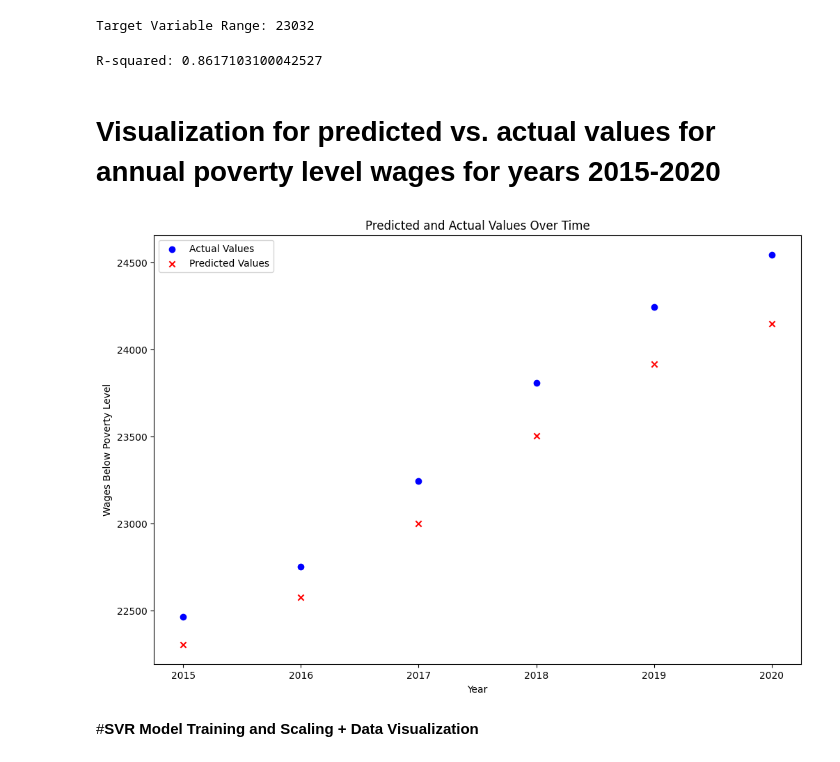
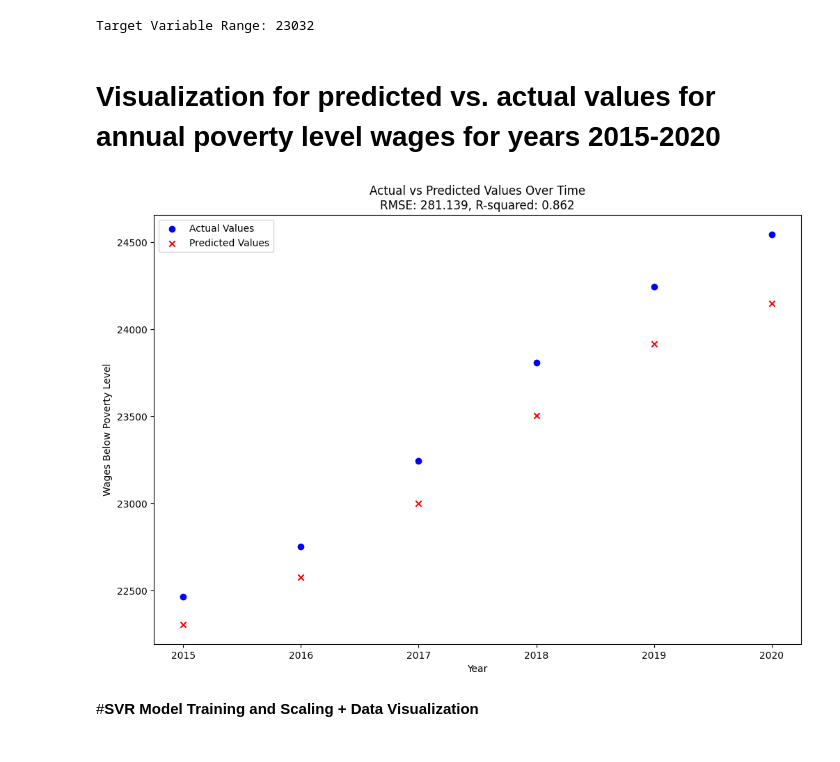
Before and after one commit to ssarwar035/I310-Project_Poverty-Levels-by-Race-and-Gender, a Jupyter notebook: I310D_AnnualPovertyWages_Final_Project.ipynb, the cells around one changed output. Cells and saved outputs as stored; diff of their text form; code cells hidden in the pictures.

Commit message:
updated visuals

```diff
--- a/I310D_AnnualPovertyWages_Final_Project.ipynb
+++ b/I310D_AnnualPovertyWages_Final_Project.ipynb
@@ -128,10 +130,3 @@ target_range = df[target_variable].max() - df[target_variable].min()
 print(f'Target Variable Range: {target_range}')
 # %% [output]
 Target Variable Range: 23032
-# %%
-from sklearn.metrics import r2_score
-
-r2 = r2_score(y_test, y_pred)
-print("R-squared:", r2)
-# %% [output]
-R-squared: 0.8617103100042527
@@ -142,21 +133,38 @@ future_predictions = model.predict(future_data)
 # %% [markdown]
 # **Visualization for predicted vs. actual values for annual poverty level wages for years 2015-2020**
 # %%
-years = future_data['year']
+from sklearn.metrics import mean_squared_error, r2_score
+import math
 
-# Scatter plot of Predicted and Actual Values
+# Assuming you have already trained the model and made predictions
+y_test_pred = model.predict(X_test)
+
+# Calculate Mean Squared Error (MSE)
+rmse = np.sqrt(mean_squared_error(y_test, y_pred))
+test_r2 = r2_score(y_test, y_test_pred)
+
+future_data_HW = pd.read_csv('future_data.csv')
+
+# Use the trained model to make predictions
+future_predictions = model.predict(future_data_HW)
+
+years = future_data_HW['year']
+
+# Calculate metrics
+rmse = math.sqrt(mean_squared_error(y_test, y_pred))
+r_squared = r2_score(y_test, y_pred)
+
+# Scatter plot
 plt.figure(figsize=(12, 8))
 plt.scatter(years, y_test, label='Actual Values', color='blue')
 plt.scatter(years, y_pred, label='Predicted Values', color='red', marker='x')
-plt.title('Predicted and Actual Values Over Time')
+plt.title(f'Actual vs Predicted Values Over Time\nRMSE: {rmse:.3f}, R-squared: {r_squared:.3f}')
 plt.xlabel('Year')
 plt.ylabel('Wages Below Poverty Level')
 plt.legend()
-
-
 plt.show()
 # %% [output]
-[figure, old version]
+[figure, new version]
 # %% [markdown]
 #**SVR Model Training and Scaling + Data Visualization**
 # %%
```
Also changed, not shown: parts of 3 cells of this notebook.
